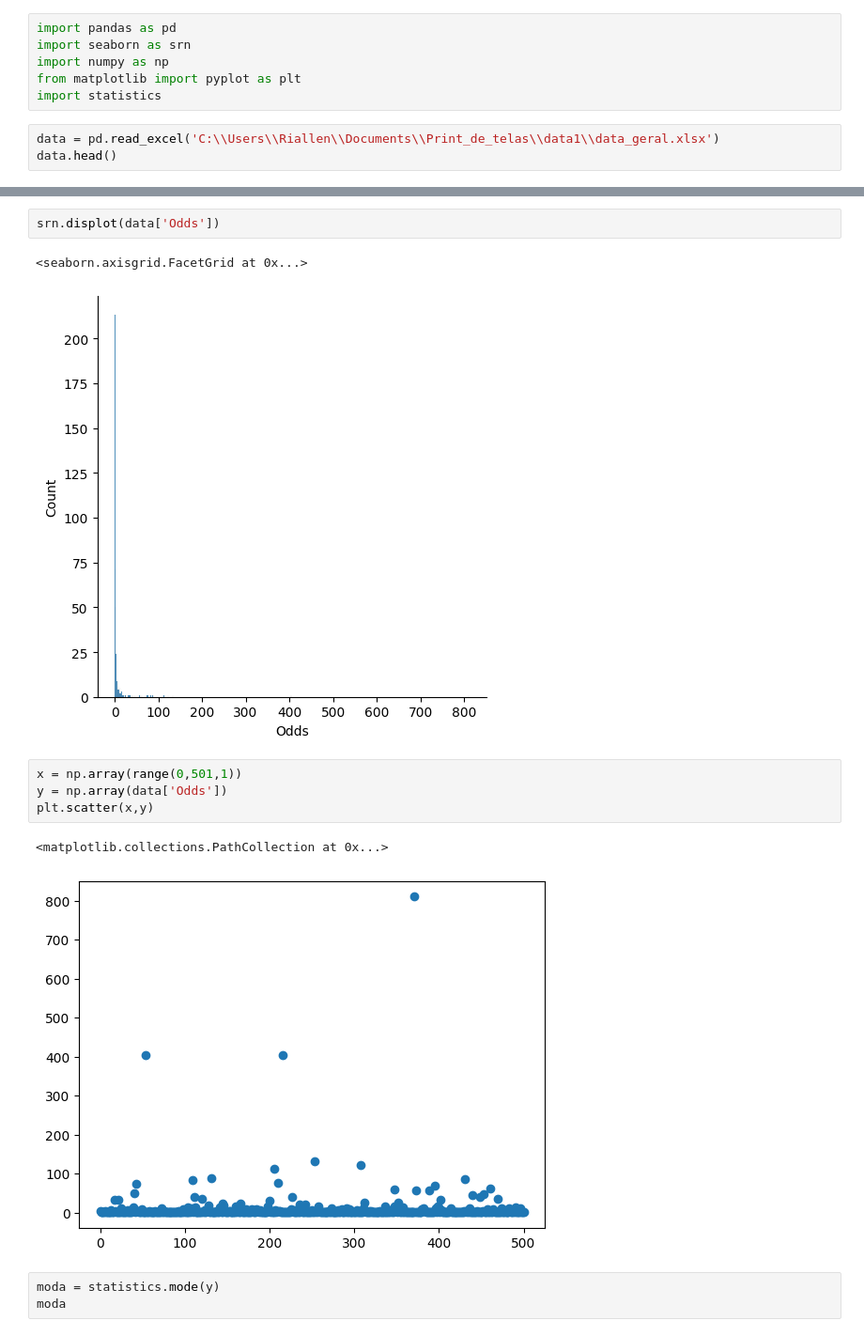
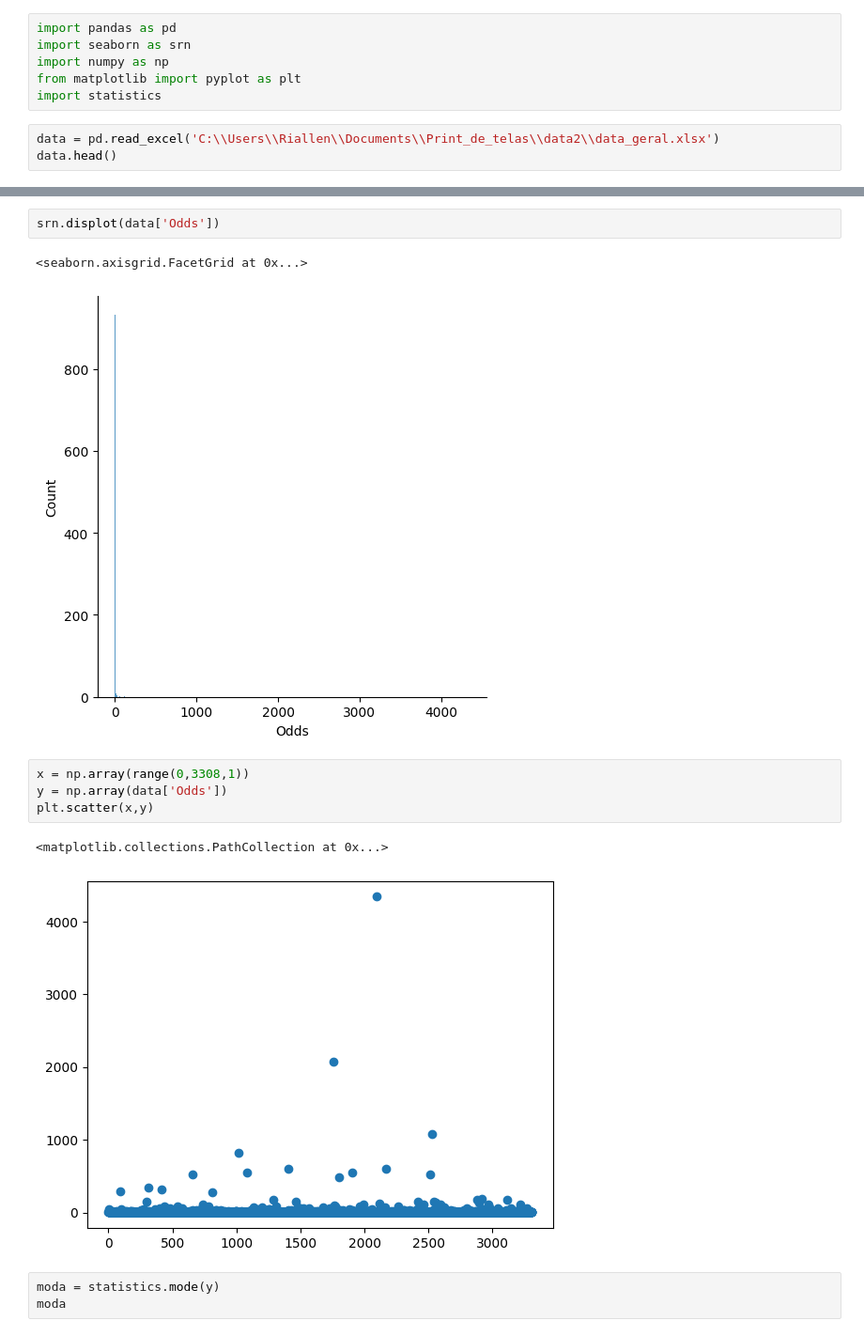
Before and after one commit to oziieljuniior/Print_de_telas, a Jupyter notebook: python_project/Relatorios/hera_0_1.ipynb, the cells around one changed output, grey strips where cells are left out. Shown at 94% size. Drawn from its saved outputs; the diff is of its cells as text.

```diff
--- a/python_project/Relatorios/hera_0_1.ipynb
+++ b/python_project/Relatorios/hera_0_1.ipynb
@@ -5,6 +5,6 @@ import numpy as np
 from matplotlib import pyplot as plt
 import statistics
 # %%
-data = pd.read_excel('C:\\Users\\Riallen\\Documents\\Print_de_telas\\data1\\data_geral.xlsx')
+data = pd.read_excel('C:\\Users\\Riallen\\Documents\\Print_de_telas\\data2\\data_geral.xlsx')
 data.head()
 # %% [output]
@@ -59,14 +73,14 @@ Text(0.5, 1.0, 'Odds')
 srn.displot(data['Odds'])
 # %% [output]
 <seaborn.axisgrid.FacetGrid at 0x...>
-[figure, old version]
+[figure, new version]
 # %%
-x = np.array(range(0,501,1))
+x = np.array(range(0,3308,1))
 y = np.array(data['Odds'])
 plt.scatter(x,y)
 # %% [output]
 <matplotlib.collections.PathCollection at 0x...>
-[figure, old version]
+[figure, new version]
 # %%
 moda = statistics.mode(y)
 moda
```
Also changed, not shown: parts of 35 cells of this notebook, 8 other files.
